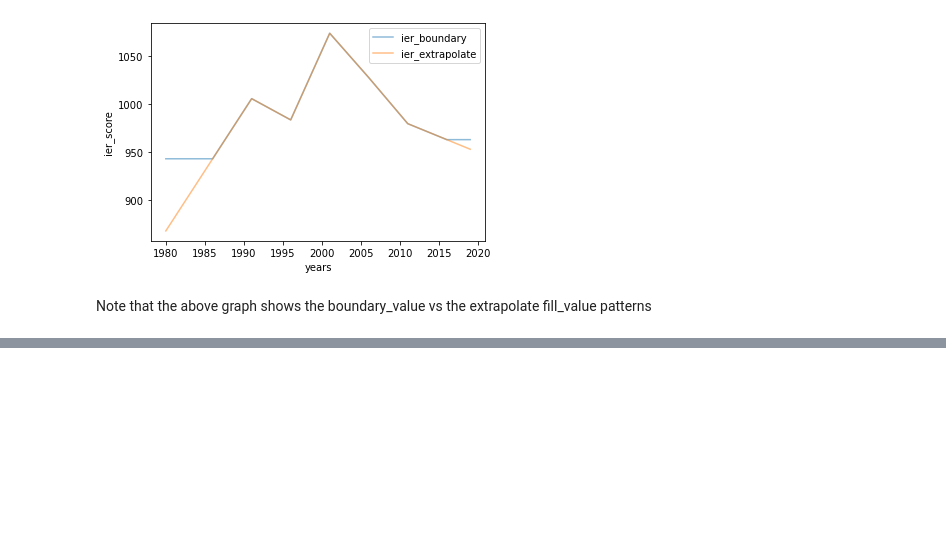
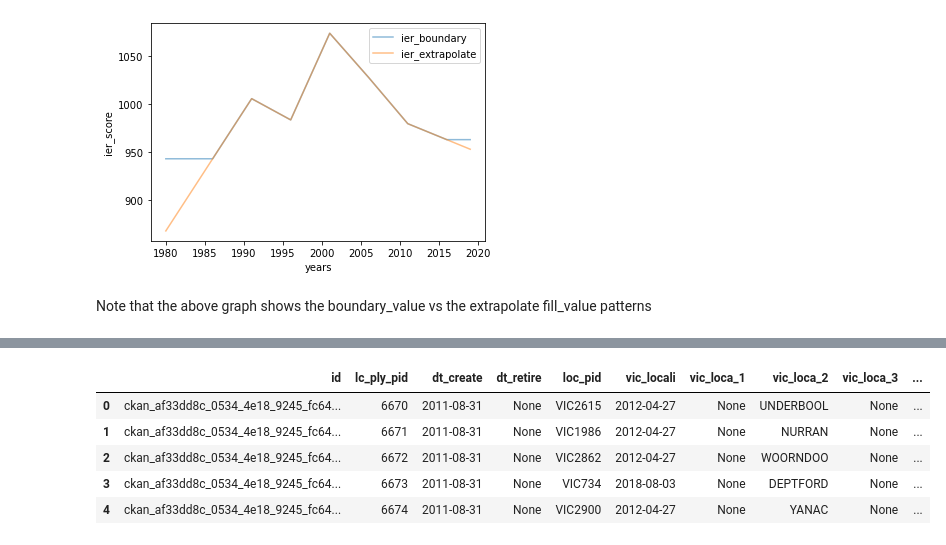
Before and after one commit to rbturnbull/ausdex, a Jupyter notebook: docs/seifa_vic.ipynb, the cells around one changed output, grey strips where cells are left out. Cells and saved outputs as stored; diff of their text form; code cells hidden in the pictures; blank space fills up the shorter version.

```diff
--- a/docs/seifa_vic.ipynb
+++ b/docs/seifa_vic.ipynb
@@ -168,0 +209,9 @@ Note that the above graph shows the boundary_value vs the extrapolate fill_value
+# %%
+gdf.head()
+# %% [output]
+|  | id | lc_ply_pid | dt_create | dt_retire | loc_pid | vic_locali | vic_loca_1 | vic_loca_2 | vic_loca_3 | ... |
+| 0 | ckan_af33dd8c_0534_4e18_9245_fc64... | 6670 | 2011-08-31 | None | VIC2615 | 2012-04-27 | None | UNDERBOOL | None | ... |
+| 1 | ckan_af33dd8c_0534_4e18_9245_fc64... | 6671 | 2011-08-31 | None | VIC1986 | 2012-04-27 | None | NURRAN | None | ... |
+| 2 | ckan_af33dd8c_0534_4e18_9245_fc64... | 6672 | 2011-08-31 | None | VIC2862 | 2012-04-27 | None | WOORNDOO | None | ... |
+| 3 | ckan_af33dd8c_0534_4e18_9245_fc64... | 6673 | 2011-08-31 | None | VIC734 | 2018-08-03 | None | DEPTFORD | None | ... |
+| 4 | ckan_af33dd8c_0534_4e18_9245_fc64... | 6674 | 2011-08-31 | None | VIC2900 | 2012-04-27 | None | YANAC | None | ... |
```
Also changed, not shown: parts of 4 cells of this notebook, 4 other files.
